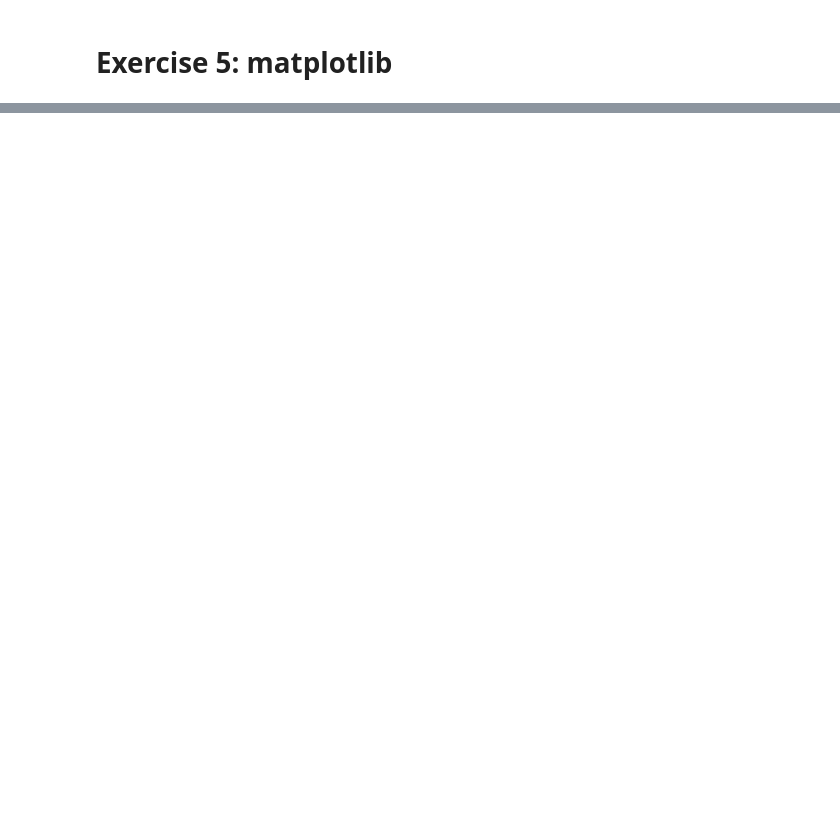
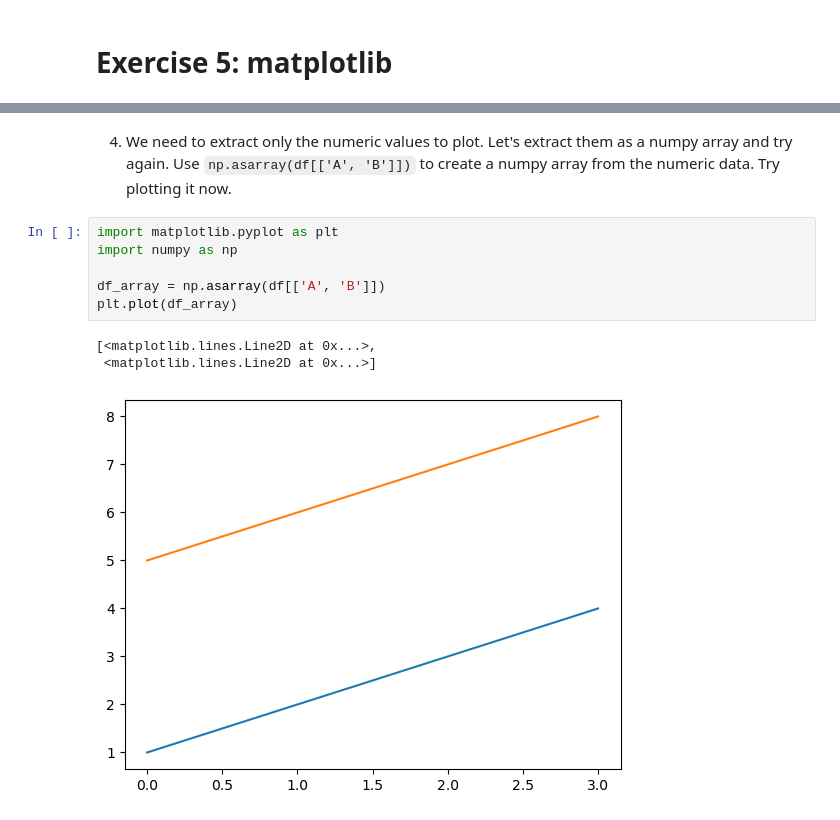
Before and after one commit to ncasuk/ncas-isc, a Jupyter notebook: python-data/solutions/ex05_matplotlib.ipynb, the cells around one changed output, grey strips where cells are left out. Saved outputs shown, nothing was run; the diff lists cells and outputs as text; blank space fills up the shorter version.

```diff
--- a/python-data/solutions/ex05_matplotlib.ipynb
+++ b/python-data/solutions/ex05_matplotlib.ipynb
@@ -8,0 +66,12 @@
+# %% [markdown]
+4. We need to extract only the numeric values to plot. Let's extract them as a numpy array and try again. Use `np.asarray(df[['A', 'B']])` to create a numpy array from the numeric data. Try plotting it now.
+# %%
+import matplotlib.pyplot as plt
+import numpy as np
+
+df_array = np.asarray(df[['A', 'B']])
+plt.plot(df_array)
+# %% [output]
+[<matplotlib.lines.Line2D at 0x...>,
+ <matplotlib.lines.Line2D at 0x...>]
+[figure, added]
```
Also changed, not shown: parts of 47 cells of this notebook.
